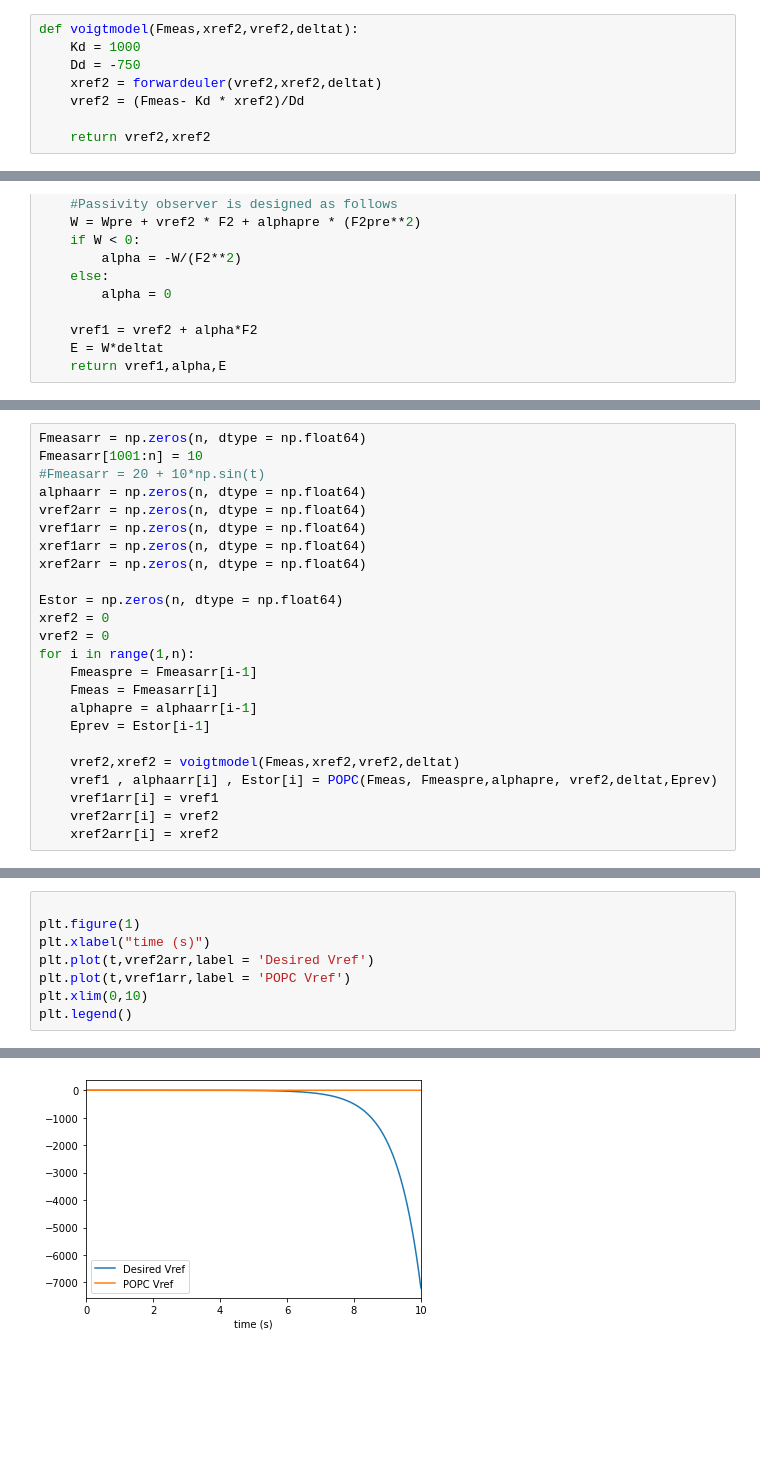
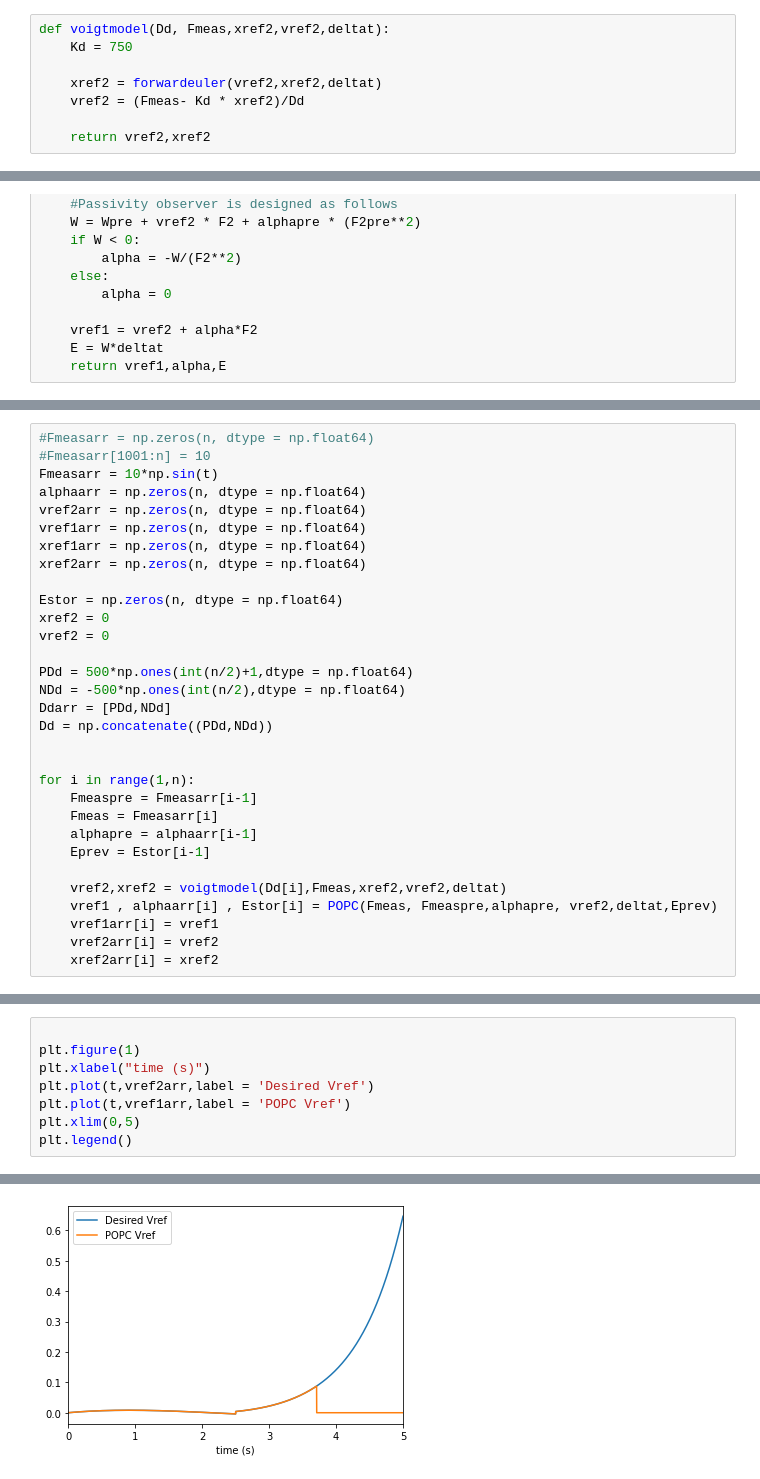
Before and after one commit to caliskanumut/Time-Domain-Passivity, a Jupyter notebook: PO_PC_spring_damper_system_mark0.ipynb, the cells around one changed output, grey strips where cells are left out. Saved outputs shown, nothing was run; the diff lists cells and outputs as text; blank space fills up the shorter version.

```diff
--- a/PO_PC_spring_damper_system_mark0.ipynb
+++ b/PO_PC_spring_damper_system_mark0.ipynb
@@ -8,9 +8,9 @@ def forwardeuler(dz,z,step):
     z = z + step * dz
     return z
 # %%
-def voigtmodel(Fmeas,xref2,vref2,deltat):
-    Kd = 1000
-    Dd = -750
+def voigtmodel(Dd, Fmeas,xref2,vref2,deltat):
+    Kd = 750
+
     xref2 = forwardeuler(vref2,xref2,deltat)
     vref2 = (Fmeas- Kd * xref2)/Dd
 
@@ -38,9 +38,9 @@ ti = 0
 n = int(((tf-ti)/deltat)+1)
 t = np.linspace(ti,tf,n)
 # %%
-Fmeasarr = np.zeros(n, dtype = np.float64)
-Fmeasarr[1001:n] = 10
-#Fmeasarr = 20 + 10*np.sin(t)
+#Fmeasarr = np.zeros(n, dtype = np.float64)
+#Fmeasarr[1001:n] = 10
+Fmeasarr = 10*np.sin(t)
 alphaarr = np.zeros(n, dtype = np.float64)
 vref2arr = np.zeros(n, dtype = np.float64)
 vref1arr = np.zeros(n, dtype = np.float64)
@@ -50,13 +50,20 @@ xref2arr = np.zeros(n, dtype = np.float64)
 Estor = np.zeros(n, dtype = np.float64)
 xref2 = 0
 vref2 = 0
+
+PDd = 500*np.ones(int(n/2)+1,dtype = np.float64)
+NDd = -500*np.ones(int(n/2),dtype = np.float64)
+Ddarr = [PDd,NDd]
+Dd = np.concatenate((PDd,NDd))
+
+
 for i in range(1,n):
     Fmeaspre = Fmeasarr[i-1]
     Fmeas = Fmeasarr[i]
     alphapre = alphaarr[i-1]
     Eprev = Estor[i-1]
 
-    vref2,xref2 = voigtmodel(Fmeas,xref2,vref2,deltat)
+    vref2,xref2 = voigtmodel(Dd[i],Fmeas,xref2,vref2,deltat)
     vref1 , alphaarr[i] , Estor[i] = POPC(Fmeas, Fmeaspre,alphapre, vref2,deltat,Eprev)
     vref1arr[i] = vref1
     vref2arr[i] = vref2
@@ -73,14 +81,14 @@ plt.legend()
 # %%
 
 plt.figure(1)
 plt.xlabel("time (s)")
 plt.plot(t,vref2arr,label = 'Desired Vref')
 plt.plot(t,vref1arr,label = 'POPC Vref')
-plt.xlim(0,10)
+plt.xlim(0,5)
 plt.legend()
 # %% [output]
 <matplotlib.legend.Legend at 0x...>
-[figure, old version]
+[figure, new version]
 # %%
 
 plt.figure(1)
```
Also changed, not shown: parts of 4 cells of this notebook.
